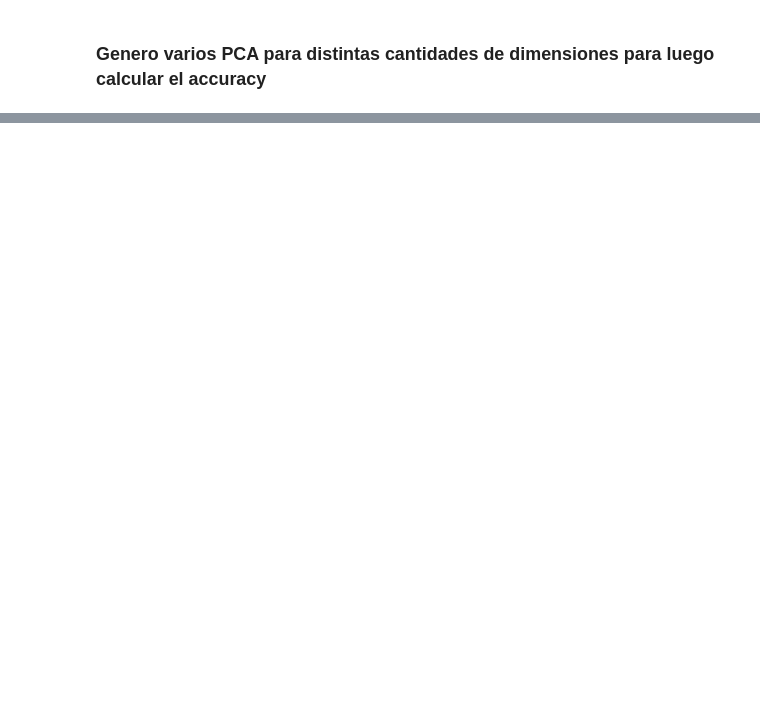
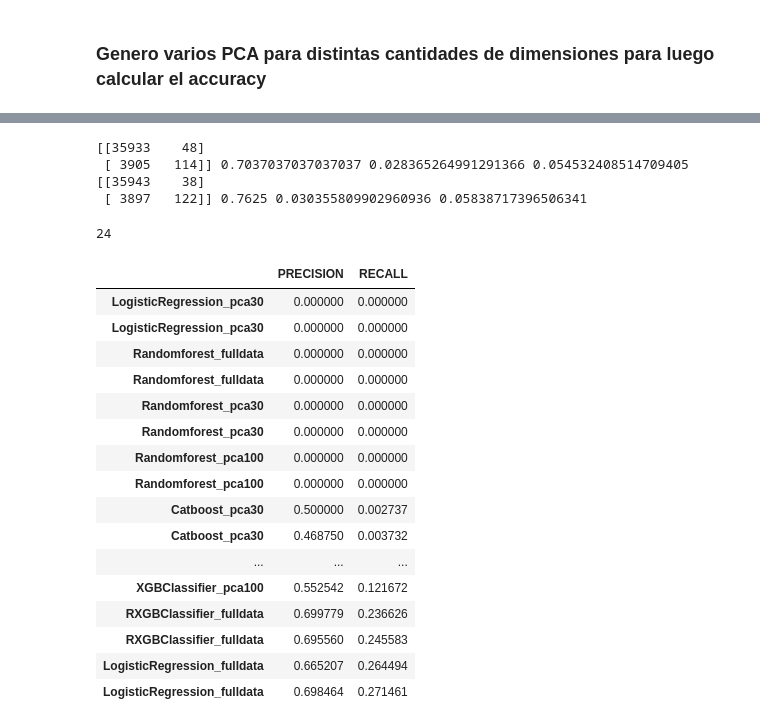
Before and after one commit to smarinella/datacourses, a Jupyter notebook: Reducción dimensionalidad.ipynb, the cells around one changed output, grey strips where cells are left out. Saved outputs shown, nothing was run; the diff lists cells and outputs as text; code cells hidden in the pictures; blank space fills up the shorter version.

```diff
--- a/Reducción dimensionalidad.ipynb
+++ b/Reducción dimensionalidad.ipynb
@@ -200,0 +350,5 @@ X_train.shape,X_train_10.shape,X_train_1.shape
+# %%
+#Inicializo Catboost para primer test
+catboost=CatBoostClassifier(learning_rate=0.2, iterations=50, max_depth= 10,logging_level="Silent")
+catboost_30=CatBoostClassifier(learning_rate=0.2, iterations=50, max_depth= 10,logging_level="Silent")
+catboost_100=CatBoostClassifier(learning_rate=0.2, iterations=50, max_depth= 10,logging_level="Silent")
@@ -200,0 +407,64 @@ X_train.shape,X_train_10.shape,X_train_1.shape
+# %%
+#==================================Catboost================================================
+contador=0
+lista=[]
+for train_index, test_index in skf.split(X, y):
+    X_train=pca_100.fit_transform(X.iloc[train_index])
+    X_test=pca_100.transform(X.iloc[test_index])
+    y_train=y.iloc[train_index]
+    y_test=y.iloc[test_index]
+    catboost_100.fit(X_train, y_train)
+    y_pred=np.asarray(catboost_100.predict(X_test))
+    cm=confusion_matrix(y_test, y_pred)
+    precision = precision_score(y_test, y_pred,average='binary')
+    recall = recall_score(y_test, y_pred,average='binary')
+    f1 = f1_score(y_test, y_pred,average='binary')
+    print(cm,precision,recall,f1)
+    lista=[precision,recall]
+    results.append(lista)
+    contador+=1
+    if contador==2:
+        break
+# %% [output]
+[[35933    48]
+ [ 3905   114]] 0.7037037037037037 0.028365264991291366 0.054532408514709405
+[[35943    38]
+ [ 3897   122]] 0.7625 0.030355809902960936 0.05838717396506341
+# %%
+filas=["LogisticRegression_fulldata","LogisticRegression_fulldata",
+       "LogisticRegression_pca30","LogisticRegression_pca30",
+       "LogisticRegression_pca100","LogisticRegression_pca100",
+       "Randomforest_fulldata", "Randomforest_fulldata",
+       "Randomforest_pca30","Randomforest_pca30",
+       "Randomforest_pca100", "Randomforest_pca100",
+      "RXGBClassifier_fulldata","RXGBClassifier_fulldata",
+       "RXGBClassifier_pca30","RXGBClassifier_pca30",
+       "XGBClassifier_pca100","XGBClassifier_pca100",
+      "Catboost_fulldata","Catboost_fulldata",
+       "Catboost_pca30","Catboost_pca30",
+       "Catboost_pca100","Catboost_pca100"]
+columnas=["PRECISION", "RECALL"]
+len(filas)
+# %% [output]
+24
+# %%
+df_results = pd.DataFrame(results, columns=columnas,index=filas)
+df_results.sort_values(["RECALL","PRECISION"], ascending=)
+# %% [output]
+|  | PRECISION | RECALL |
+| LogisticRegression_pca30 | 0.000000 | 0.000000 |
+| LogisticRegression_pca30 | 0.000000 | 0.000000 |
+| Randomforest_fulldata | 0.000000 | 0.000000 |
+| Randomforest_fulldata | 0.000000 | 0.000000 |
+| Randomforest_pca30 | 0.000000 | 0.000000 |
+| Randomforest_pca30 | 0.000000 | 0.000000 |
+| Randomforest_pca100 | 0.000000 | 0.000000 |
+| Randomforest_pca100 | 0.000000 | 0.000000 |
+| Catboost_pca30 | 0.500000 | 0.002737 |
+| Catboost_pca30 | 0.468750 | 0.003732 |
+| ... | ... | ... |
+| XGBClassifier_pca100 | 0.552542 | 0.121672 |
+| RXGBClassifier_fulldata | 0.699779 | 0.236626 |
+| RXGBClassifier_fulldata | 0.695560 | 0.245583 |
+| LogisticRegression_fulldata | 0.665207 | 0.264494 |
+| LogisticRegression_fulldata | 0.698464 | 0.271461 |
```
Also changed, not shown: parts of 49 cells of this notebook, 4 other files.
